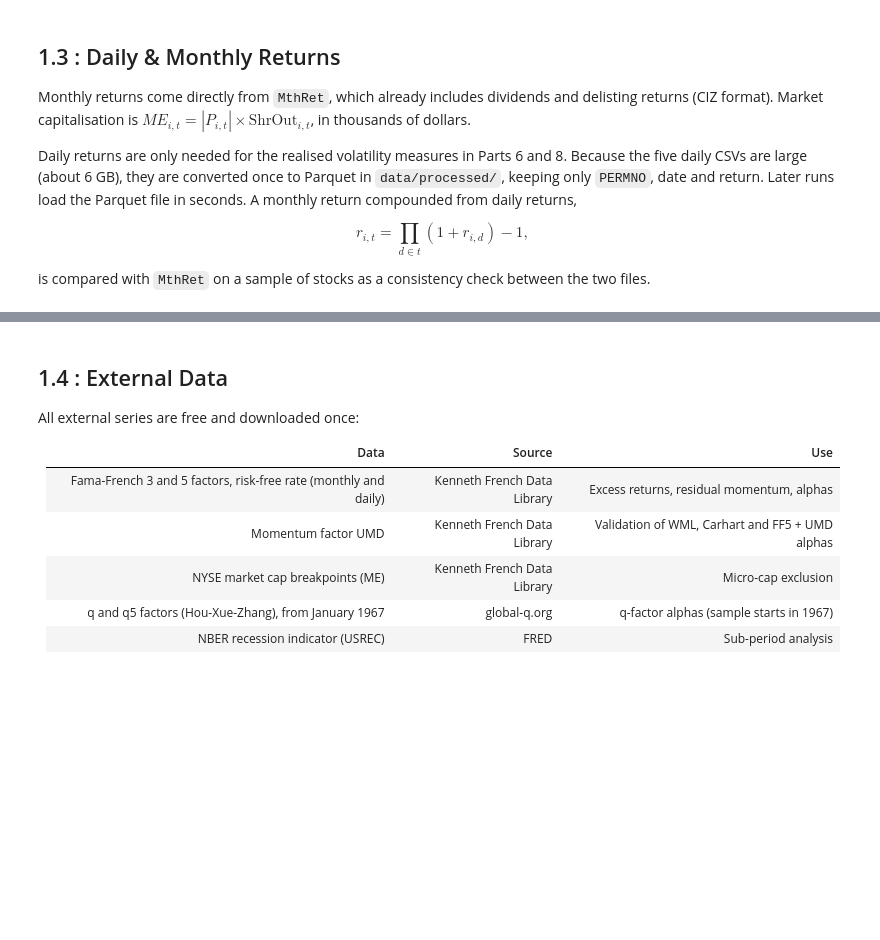
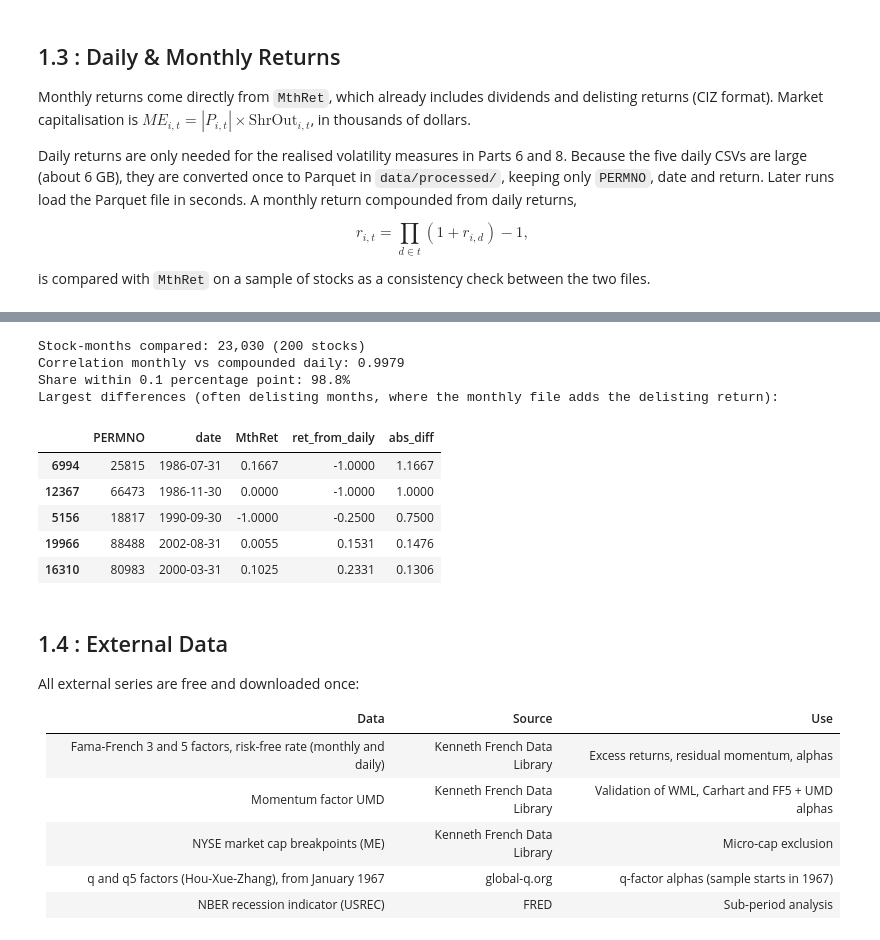
Before and after one commit to olol2/AppliedInvestments, a Jupyter notebook: Momentum_Robust_Notebook.ipynb, the cells around one changed output, grey strips where cells are left out. Cells and saved outputs as stored; diff of their text form; code cells hidden in the pictures; blank space fills up the shorter version.

```diff
--- a/Momentum_Robust_Notebook.ipynb
+++ b/Momentum_Robust_Notebook.ipynb
@@ -183,3 +357,38 @@ is compared with `MthRet` on a sample of stocks as a consistency check between t
+# %%
+# Consistency check between the two CRSP files: compound the daily returns of a random
+# sample of stocks into monthly returns and compare them with MthRet from the monthly file.
+# Only the sampled stocks are read from the daily Parquet files (filters=...), so this is fast.
+sample_permnos = crsp_m["PERMNO"].drop_duplicates().sample(200, random_state=SEED).tolist()
+
+daily_sample = pd.read_parquet(DAILY_PQ_DIR, filters=[("PERMNO", "in", sample_permnos)])
+daily_sample["date"] = pd.to_datetime(daily_sample["DlyCalDt"]) + pd.offsets.MonthEnd(0)
+
+from_daily = (daily_sample.dropna(subset=["DlyRet"])
+              .groupby(["PERMNO", "date"])["DlyRet"]
+              .apply(lambda r: (1 + r.astype("float64")).prod() - 1)
+              .rename("ret_from_daily"))
+
+check = (crsp_m.loc[crsp_m["PERMNO"].isin(sample_permnos), ["PERMNO", "date", "MthRet"]]
+         .merge(from_daily.reset_index(), on=["PERMNO", "date"], how="inner")
+         .dropna())
+check["abs_diff"] = (check["MthRet"] - check["ret_from_daily"]).abs()
+
+print(f"Stock-months compared: {len(check):,} ({check['PERMNO'].nunique()} stocks)")
+print(f"Correlation monthly vs compounded daily: {check['MthRet'].corr(check['ret_from_daily']):.4f}")
+print(f"Share within 0.1 percentage point: {100 * (check['abs_diff'] < 0.001).mean():.1f}%")
+print("Largest differences (often delisting months, where the monthly file adds the delisting return):")
+check.nlargest(5, "abs_diff")
+# %% [output]
+Stock-months compared: 23,030 (200 stocks)
+Correlation monthly vs compounded daily: 0.9979
+Share within 0.1 percentage point: 98.8%
+Largest differences (often delisting months, where the monthly file adds the delisting return):
+|  | PERMNO | date | MthRet | ret_from_daily | abs_diff |
+| 6994 | 25815 | 1986-07-31 | 0.1667 | -1.0000 | 1.1667 |
+| 12367 | 66473 | 1986-11-30 | 0.0000 | -1.0000 | 1.0000 |
+| 5156 | 18817 | 1990-09-30 | -1.0000 | -0.2500 | 0.7500 |
+| 19966 | 88488 | 2002-08-31 | 0.0055 | 0.1531 | 0.1476 |
+| 16310 | 80983 | 2000-03-31 | 0.1025 | 0.2331 | 0.1306 |
 # %% [markdown]
 ## 1.4 : External Data
 
```
Also changed, not shown: parts of 15 cells of this notebook.
